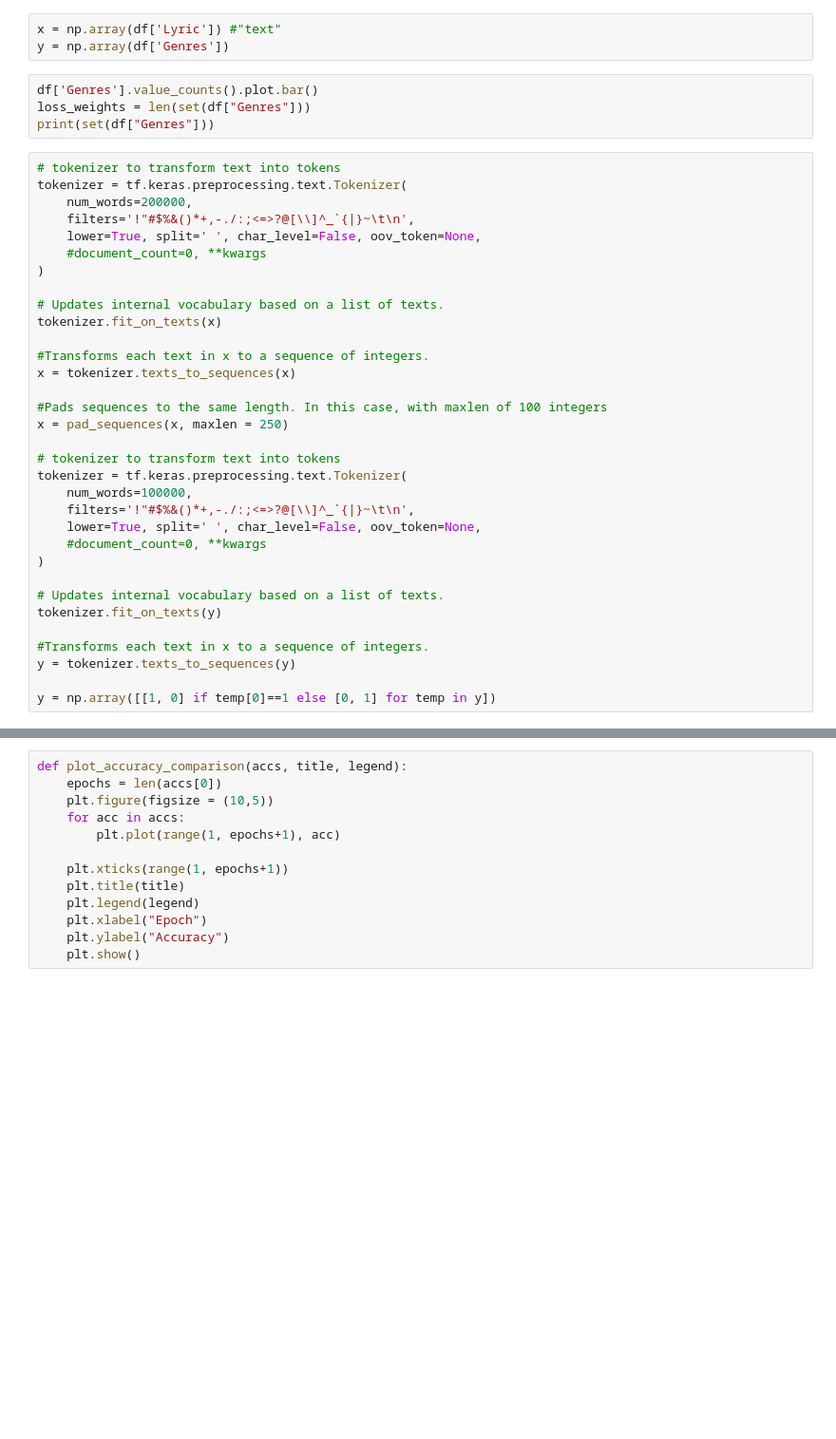
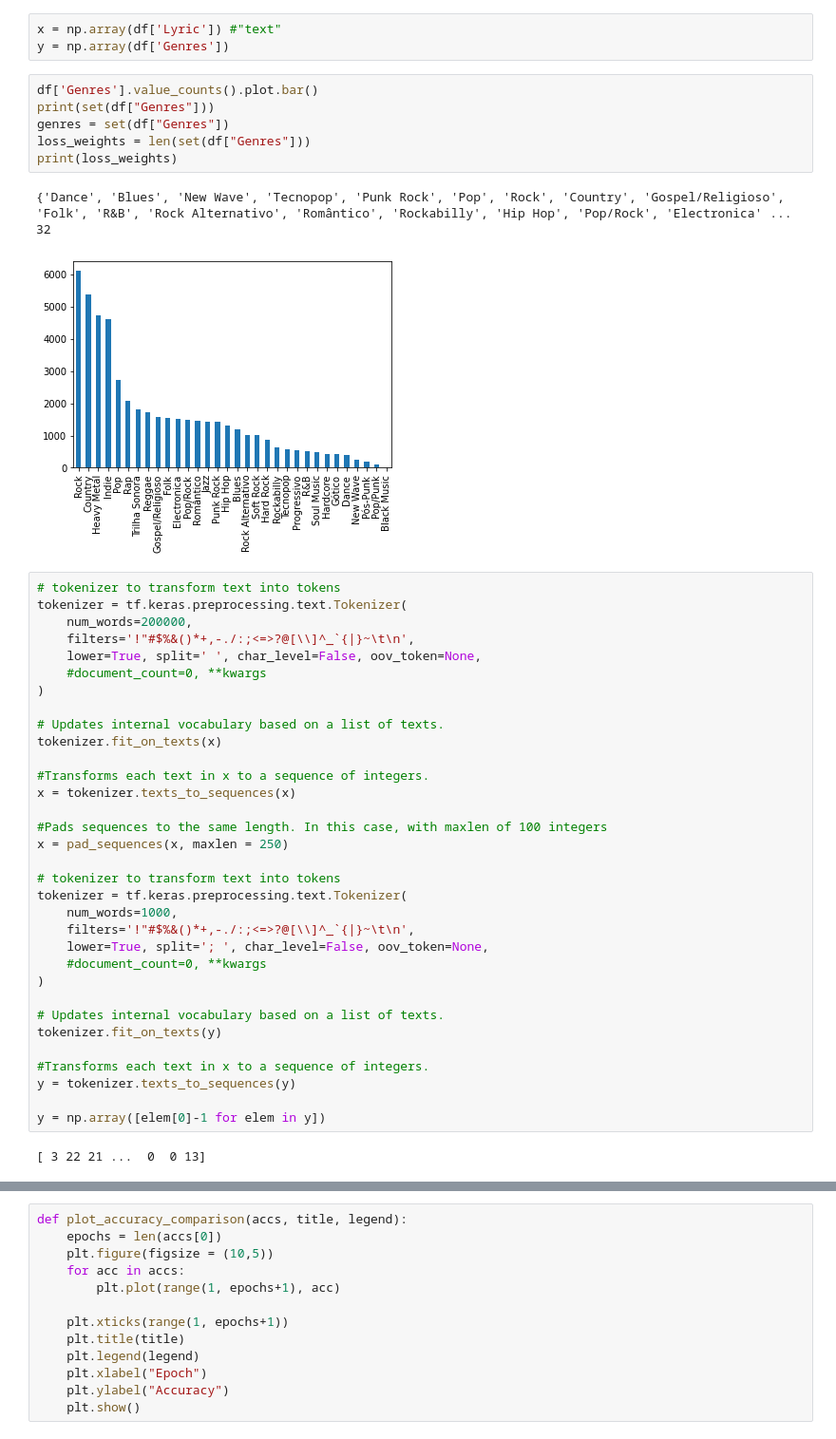
Before and after one commit to pedromiglou/Musical_Genre_Detection, a Jupyter notebook: CNN.ipynb, the cells around one changed output, grey strips where cells are left out. Shown at 95% size. Cells and saved outputs as stored; diff of their text form; blank space fills up the shorter version.

```diff
--- a/CNN.ipynb
+++ b/CNN.ipynb
@@ -24,8 +24,14 @@ x = np.array(df['Lyric']) #"text"
 y = np.array(df['Genres'])
 # %%
 df['Genres'].value_counts().plot.bar()
+print(set(df["Genres"]))
+genres = set(df["Genres"])
 loss_weights = len(set(df["Genres"]))
-print(set(df["Genres"]))
+print(loss_weights)
+# %% [output]
+{'Dance', 'Blues', 'New Wave', 'Tecnopop', 'Punk Rock', 'Pop', 'Rock', 'Country', 'Gospel/Religioso', 'Folk', 'R&B', 'Rock Alternativo', 'Romântico', 'Rockabilly', 'Hip Hop', 'Pop/Rock', 'Electronica' ...
+32
+[figure, added]
 # %%
 # tokenizer to transform text into tokens
 tokenizer = tf.keras.preprocessing.text.Tokenizer(
@@ -46,9 +52,9 @@ x = pad_sequences(x, maxlen = 250)
 
 # tokenizer to transform text into tokens
 tokenizer = tf.keras.preprocessing.text.Tokenizer(
-    num_words=100000,
+    num_words=1000,
     filters='!"#$%&()*+,-./:;<=>?@[\\]^_`{|}~\t\n',
-    lower=True, split=' ', char_level=False, oov_token=None,
+    lower=True, split='; ', char_level=False, oov_token=None,
     #document_count=0, **kwargs
 )
 
@@ -58,4 +64,6 @@ tokenizer.fit_on_texts(y)
 #Transforms each text in x to a sequence of integers.
 y = tokenizer.texts_to_sequences(y)
 
-y = np.array([[1, 0] if temp[0]==1 else [0, 1] for temp in y])
+y = np.array([elem[0]-1 for elem in y])
+# %% [output]
+[ 3 22 21 ...  0  0 13]
```
Also changed, not shown: parts of 5 cells of this notebook.
